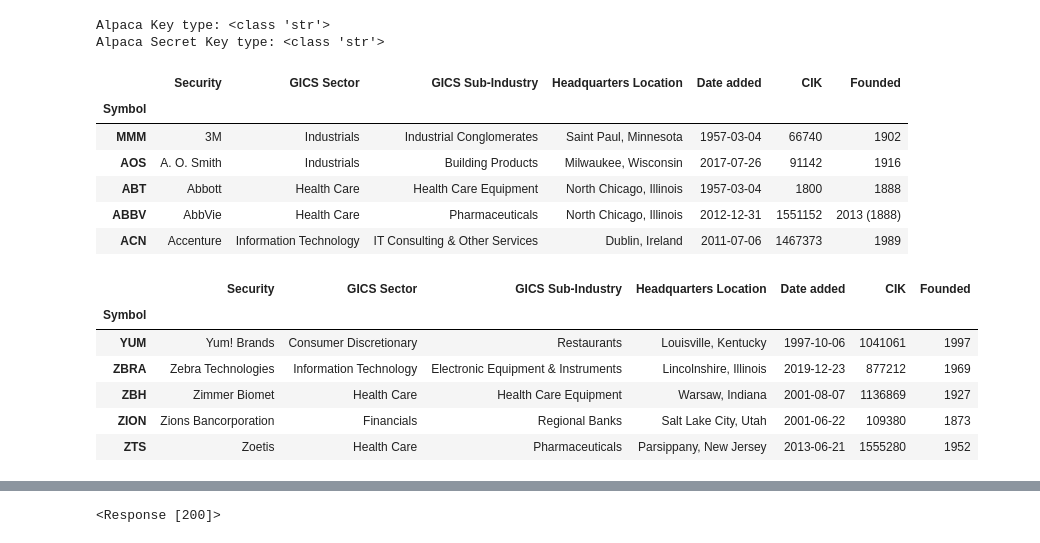
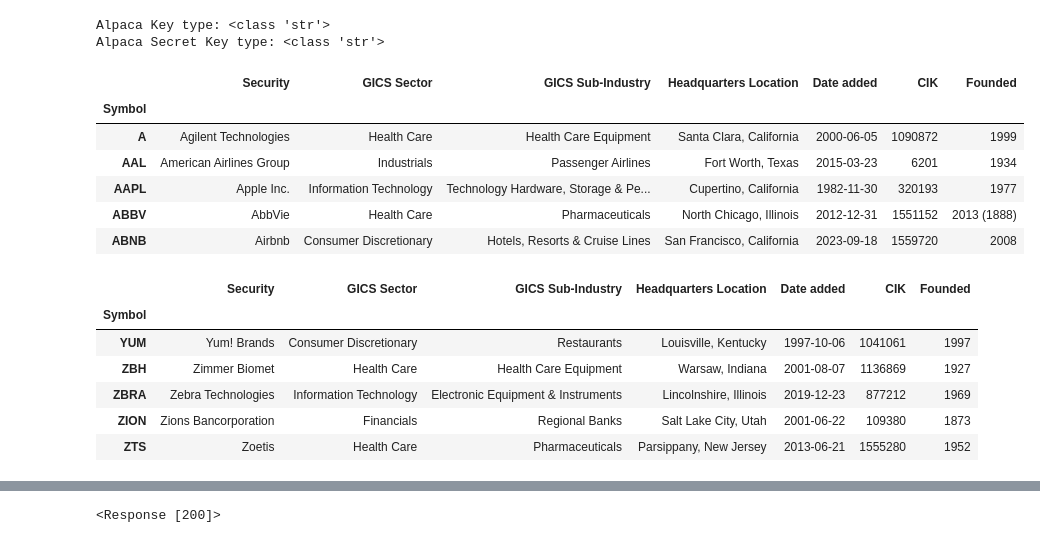
Before and after one commit to MontgomeryG/Group3Project1, a Jupyter notebook: InitialNotebook.ipynb, the cells around one changed output, grey strips where cells are left out. Cells and saved outputs as stored; diff of their text form; code cells hidden in the pictures.

```diff
--- a/InitialNotebook.ipynb
+++ b/InitialNotebook.ipynb
@@ -43,33 +43,36 @@ end_date = pd.Timestamp("2022-12-31", tz="America/New_York").isoformat()
 # %%
 # We need to get the tickers for all stocks in the S&P 500
 # Going to get the symbols of the stocks contained in the S&P 500 from the dataframe created in "DataCleaning.ipynb"
 
 # Load in libraries needed to read the csv
 import pandas as pd
 from pathlib import Path
 
 # Defining Paths
 snp500_path = Path("../Group3Project1/Resources/constituents.csv")
 
 # Reading CSV
 snp500_data = pd.read_csv(snp500_path, index_col="Symbol")
 
+# Sort data in alphabetical order. We will keep this consistient among the datasets we create.
+snp500_data.sort_index(inplace=True)
+
 # Preview Data
 display(snp500_data.head())
 display(snp500_data.tail())
 # %% [output]
 |  | Security | GICS Sector | GICS Sub-Industry | Headquarters Location | Date added | CIK | Founded |
 | Symbol |  |  |  |  |  |  |  |
-| MMM | 3M | Industrials | Industrial Conglomerates | Saint Paul, Minnesota | 1957-03-04 | 66740 | 1902 |
-| AOS | A. O. Smith | Industrials | Building Products | Milwaukee, Wisconsin | 2017-07-26 | 91142 | 1916 |
-| ABT | Abbott | Health Care | Health Care Equipment | North Chicago, Illinois | 1957-03-04 | 1800 | 1888 |
+| A | Agilent Technologies | Health Care | Health Care Equipment | Santa Clara, California | 2000-06-05 | 1090872 | 1999 |
+| AAL | American Airlines Group | Industrials | Passenger Airlines | Fort Worth, Texas | 2015-03-23 | 6201 | 1934 |
+| AAPL | Apple Inc. | Information Technology | Technology Hardware, Storage & Pe... | Cupertino, California | 1982-11-30 | 320193 | 1977 |
 | ABBV | AbbVie | Health Care | Pharmaceuticals | North Chicago, Illinois | 2012-12-31 | 1551152 | 2013 (1888) |
-| ACN | Accenture | Information Technology | IT Consulting & Other Services | Dublin, Ireland | 2011-07-06 | 1467373 | 1989 |
+| ABNB | Airbnb | Consumer Discretionary | Hotels, Resorts & Cruise Lines | San Francisco, California | 2023-09-18 | 1559720 | 2008 |
 |  | Security | GICS Sector | GICS Sub-Industry | Headquarters Location | Date added | CIK | Founded |
 | Symbol |  |  |  |  |  |  |  |
 | YUM | Yum! Brands | Consumer Discretionary | Restaurants | Louisville, Kentucky | 1997-10-06 | 1041061 | 1997 |
+| ZBH | Zimmer Biomet | Health Care | Health Care Equipment | Warsaw, Indiana | 2001-08-07 | 1136869 | 1927 |
 | ZBRA | Zebra Technologies | Information Technology | Electronic Equipment & Instruments | Lincolnshire, Illinois | 2019-12-23 | 877212 | 1969 |
-| ZBH | Zimmer Biomet | Health Care | Health Care Equipment | Warsaw, Indiana | 2001-08-07 | 1136869 | 1927 |
 | ZION | Zions Bancorporation | Financials | Regional Banks | Salt Lake City, Utah | 2001-06-22 | 109380 | 1873 |
 | ZTS | Zoetis | Health Care | Pharmaceuticals | Parsippany, New Jersey | 2013-06-21 | 1555280 | 1952 |
 # %%
```
Also changed, not shown: parts of 8 cells of this notebook.
